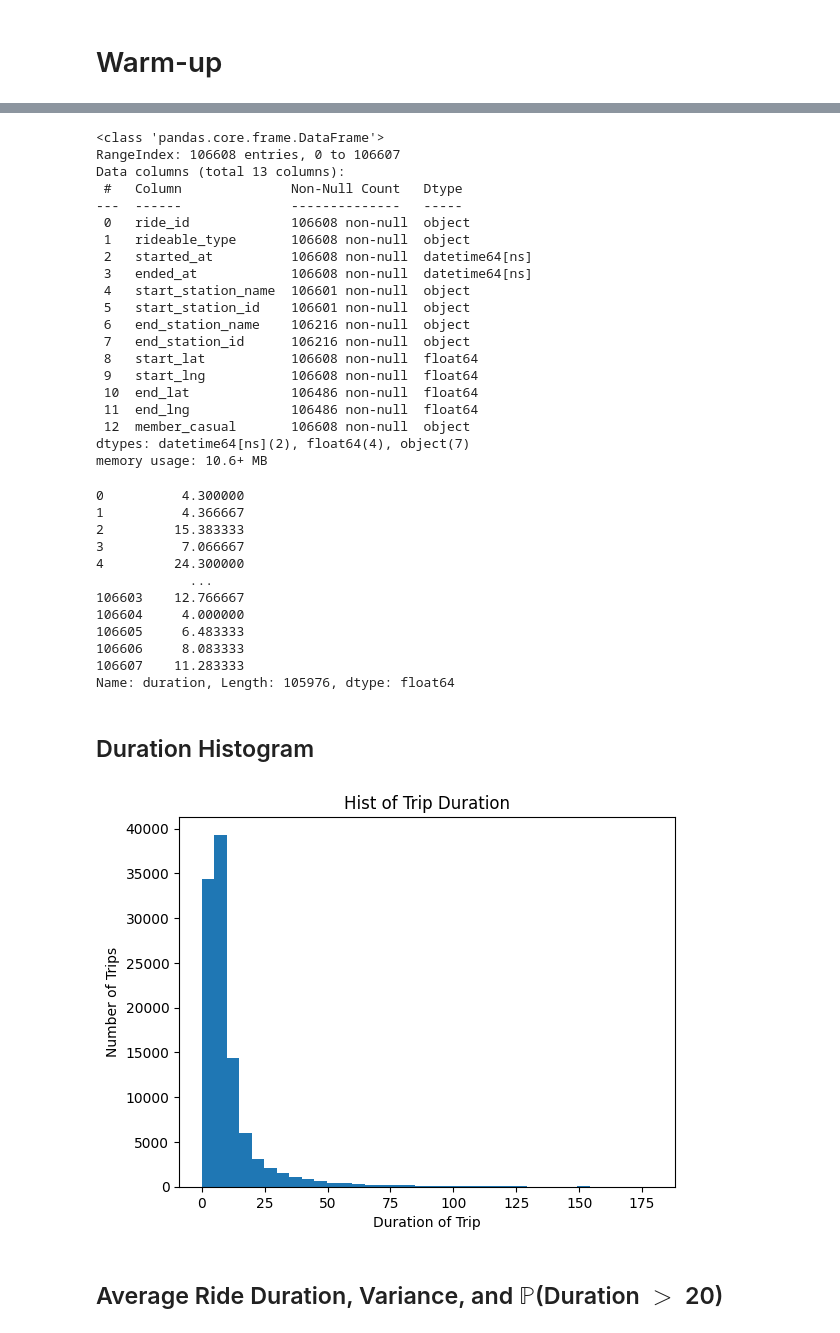
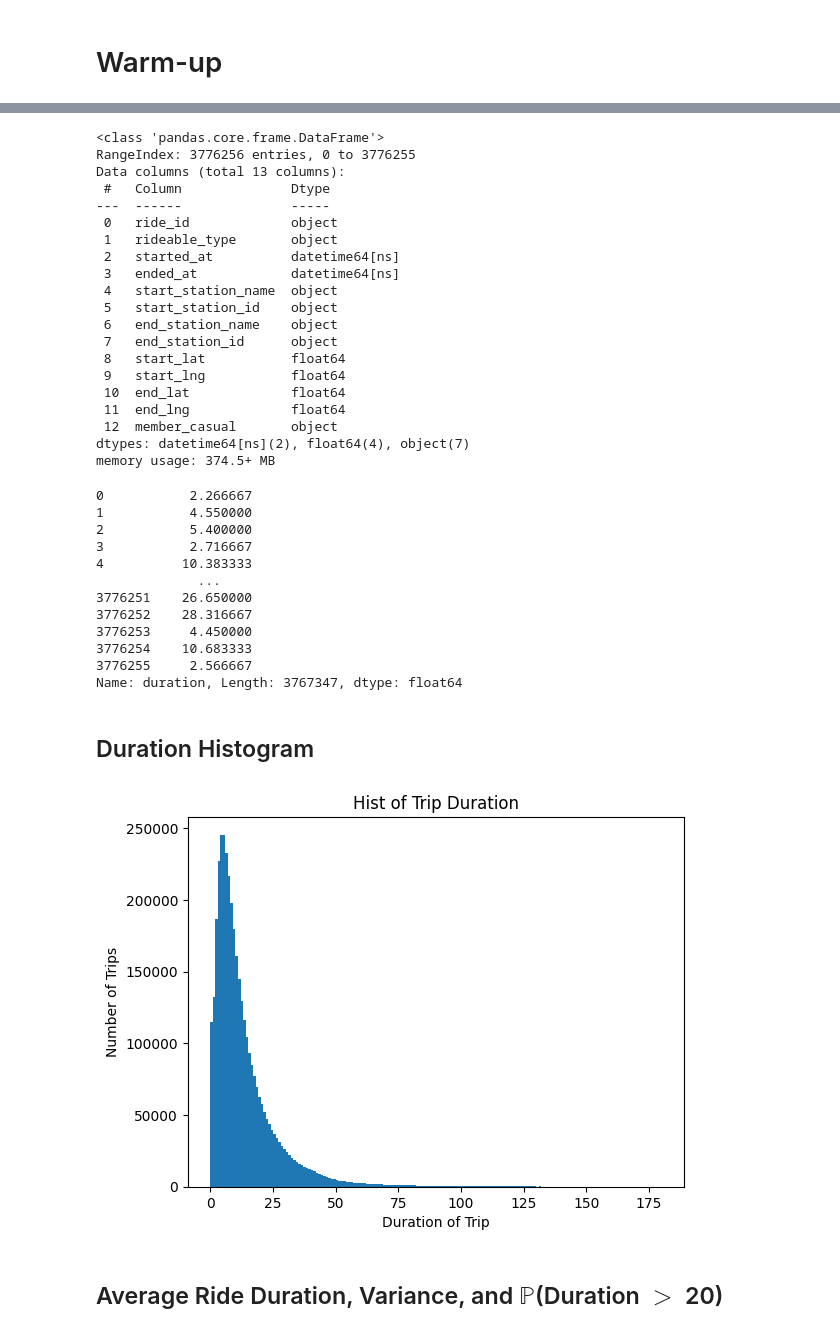
Before and after one commit to bwoody13/nyc-citibike-markovchain, a Jupyter notebook: project.ipynb, the cells around one changed output, grey strips where cells are left out. Cells and saved outputs as stored; diff of their text form; code cells hidden in the pictures.

```diff
--- a/project.ipynb
+++ b/project.ipynb
@@ -6,7 +6,7 @@ import numpy as np
 # %% [markdown]
 # Warm-up
 # %%
-df_citibike = pd.read_csv("JC-202307-citibike-tripdata.csv")
+df_citibike = pd.read_csv("202307-citibike-tripdata.csv")
 # %%
 df_citibike.started_at = pd.to_datetime(df_citibike.started_at)
 df_citibike.ended_at = pd.to_datetime(df_citibike.ended_at)
@@ -23,25 +23,25 @@ df_citibike.head()
 df_citibike.info()
 # %% [output]
 <class 'pandas.core.frame.DataFrame'>
-RangeIndex: 106608 entries, 0 to 106607
+RangeIndex: 3776256 entries, 0 to 3776255
 Data columns (total 13 columns):
- #   Column              Non-Null Count   Dtype
----  ------              --------------   -----
- 0   ride_id             106608 non-null  object
- 1   rideable_type       106608 non-null  object
- 2   started_at          106608 non-null  datetime64[ns]
- 3   ended_at            106608 non-null  datetime64[ns]
- 4   start_station_name  106601 non-null  object
- 5   start_station_id    106601 non-null  object
- 6   end_station_name    106216 non-null  object
- 7   end_station_id      106216 non-null  object
- 8   start_lat           106608 non-null  float64
- 9   start_lng           106608 non-null  float64
- 10  end_lat             106486 non-null  float64
- 11  end_lng             106486 non-null  float64
- 12  member_casual       106608 non-null  object
+ #   Column              Dtype
+---  ------              -----
+ 0   ride_id             object
+ 1   rideable_type       object
+ 2   started_at          datetime64[ns]
+ 3   ended_at            datetime64[ns]
+ 4   start_station_name  object
+ 5   start_station_id    object
+ 6   end_station_name    object
+ 7   end_station_id      object
+ 8   start_lat           float64
+ 9   start_lng           float64
+ 10  end_lat             float64
+ 11  end_lng             float64
+ 12  member_casual       object
 dtypes: datetime64[ns](2), float64(4), object(7)
-memory usage: 10.6+ MB
+memory usage: 374.5+ MB
 # %%
 df_citibike = df_citibike.dropna()
 # %%
@@ -49,31 +49,31 @@ df_citibike["duration"] = (df_citibike.ended_at - df_citibike.started_at).dt.tot
 # %%
 df_citibike.duration
 # %% [output]
-0          4.300000
-1          4.366667
-2         15.383333
-3          7.066667
-4         24.300000
-            ...
-106603    12.766667
-106604     4.000000
-106605     6.483333
-106606     8.083333
-106607    11.283333
-Name: duration, Length: 105976, dtype: float64
+0           2.266667
+1           4.550000
+2           5.400000
+3           2.716667
+4          10.383333
+             ...
+3776251    26.650000
+3776252    28.316667
+3776253     4.450000
+3776254    10.683333
+3776255     2.566667
+Name: duration, Length: 3767347, dtype: float64
 # %%
 df_citibike = df_citibike[df_citibike.duration < 60*3]
 df_citibike = df_citibike[df_citibike.duration > 0]
 # %% [markdown]
 ## Duration Histogram
 # %%
-plt.hist(df_citibike.duration, bins=3*60//5)
+plt.hist(df_citibike.duration, bins=3*60)
 plt.title("Hist of Trip Duration")
 plt.xlabel("Duration of Trip")
 plt.ylabel("Number of Trips")
 plt.show()
 # %% [output]
-[figure, old version]
+[figure, new version]
 # %% [markdown]
 ## Average Ride Duration, Variance, and $\mathbb{P}$(Duration $>$ 20)
 # %%
```
Also changed, not shown: parts of 22 cells of this notebook, 2 other files.
